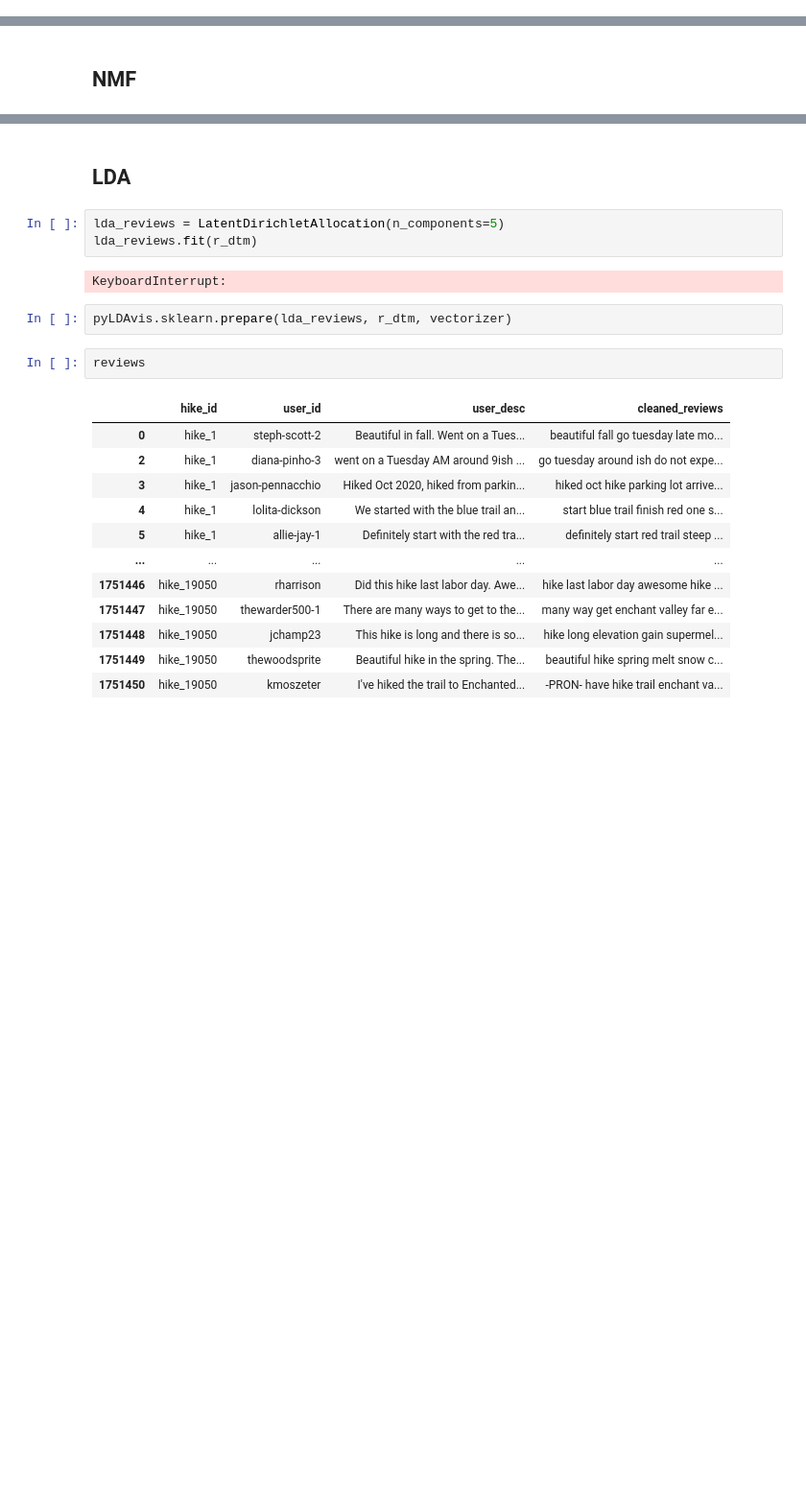
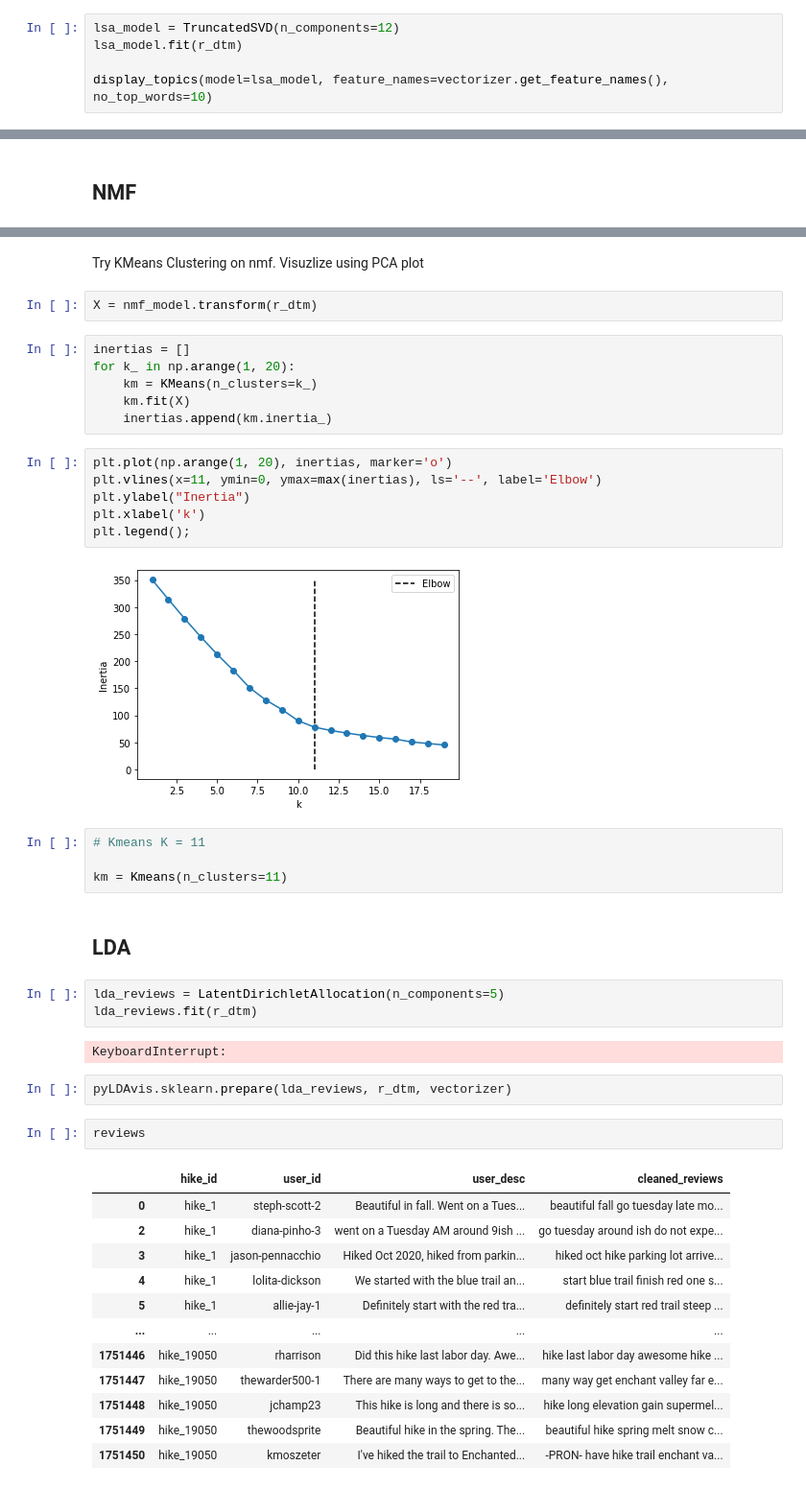
Before and after one commit to aauyeung19/Hiking-Trail-Recommendation-NLP, a Jupyter notebook: lib/topic_model_prototype.ipynb, the cells around one changed output, grey strips where cells are left out. Shown at 96% size. Saved outputs shown, nothing was run; the diff lists cells and outputs as text; blank space fills up the shorter version.

```diff
--- a/lib/topic_model_prototype.ipynb
+++ b/lib/topic_model_prototype.ipynb
@@ -228,0 +239,5 @@ r_dtm = vectorizer.fit_transform(reviews['cleaned_reviews'])
+# %%
+lsa_model = TruncatedSVD(n_components=12)
+lsa_model.fit(r_dtm)
+
+display_topics(model=lsa_model, feature_names=vectorizer.get_feature_names(), no_top_words=10)
@@ -254,3 +287,25 @@ well, maintain, mark, well maintain, well mark, marked, well marked, well worth,
+# %% [markdown]
+Try KMeans Clustering on nmf.  Visuzlize using PCA plot
+# %%
+X = nmf_model.transform(r_dtm)
+# %%
+inertias = []
+for k_ in np.arange(1, 20):
+    km = KMeans(n_clusters=k_)
+    km.fit(X)
+    inertias.append(km.inertia_)
+# %%
+plt.plot(np.arange(1, 20), inertias, marker='o')
+plt.vlines(x=11, ymin=0, ymax=max(inertias), ls='--', label='Elbow')
+plt.ylabel("Inertia")
+plt.xlabel('k')
+plt.legend();
+# %% [output]
+[figure, added]
+# %%
+# Kmeans K = 11
+
+km = Kmeans(n_clusters=11)
 # %% [markdown]
 ## LDA
 # %%
```
Also changed, not shown: parts of 12 cells of this notebook.
